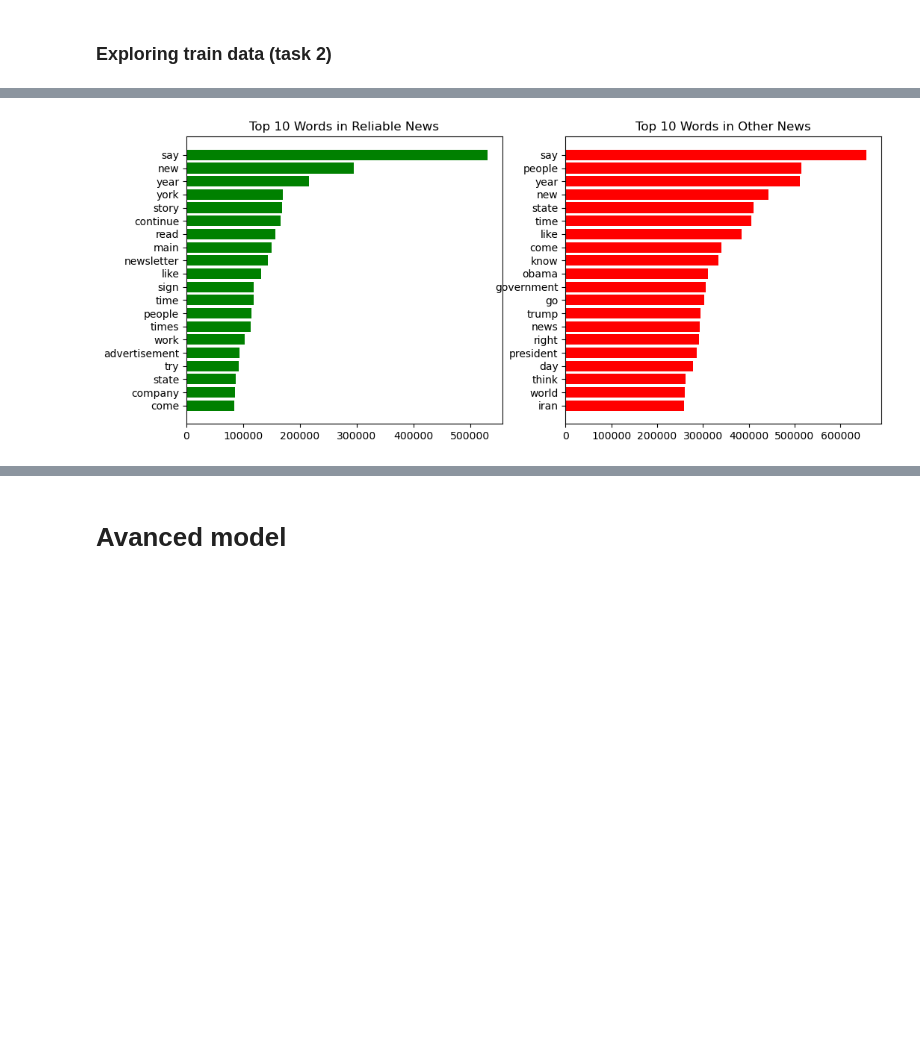
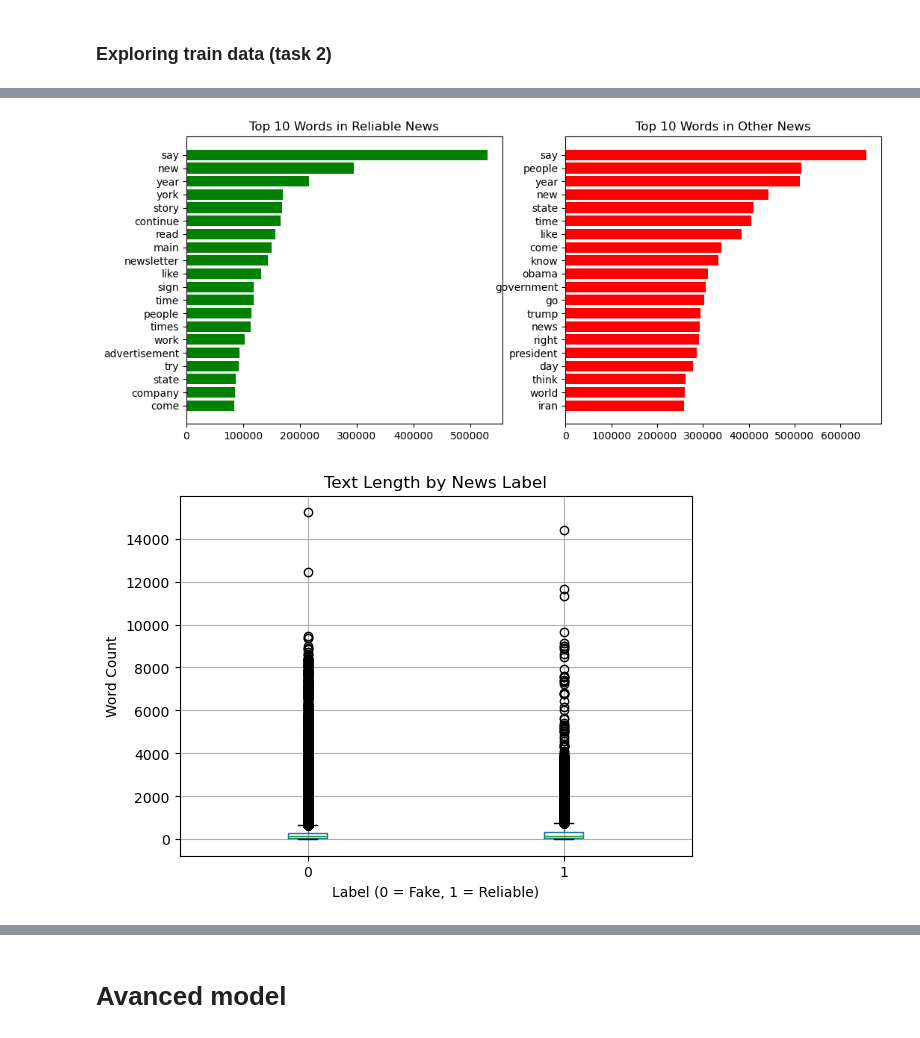
Before and after one commit to emmampakarinen/intelligent-systems-project, a Jupyter notebook: project.ipynb, the cells around one changed output, grey strips where cells are left out. Cells and saved outputs as stored; diff of their text form; code cells hidden in the pictures; blank space fills up the shorter version.

Commit message:
simple model, added 1 data visualization

```diff
--- a/project.ipynb
+++ b/project.ipynb
@@ -198,30 +170,39 @@ plt.show()
 reliable_texts = df_train[df_train["label"] == 1]["processed_text"].dropna().astype(str)
 other_texts = df_train[df_train["label"] != 1]["processed_text"].dropna().astype(str)
 
 reliable_counter = Counter(" ".join(reliable_texts).split())
 other_counter = Counter(" ".join(other_texts).split())
 
 # counting the top 10 words in reliable and other news
 reliable_top10 = reliable_counter.most_common(20)
 other_top10 = other_counter.most_common(20)
 
 # unzipping the word and count pairs
 words_r, counts_r = zip(*reliable_top10) # https://www.w3schools.com/python/ref_func_zip.asp
 words_o, counts_o = zip(*other_top10)
 
 plt.figure(figsize=(12, 5))
 
 # Plot reliable
 plt.subplot(1, 2, 1)
 plt.barh(words_r[::-1], counts_r[::-1], color="green")
 plt.title("Top 10 Words in Reliable News")
 
 # Plot other
 plt.subplot(1, 2, 2)
 plt.barh(words_o[::-1], counts_o[::-1], color="red")
 plt.title("Top 10 Words in Other News")
 
 plt.show()
+
+df_train["text_length"] = df_train["processed_text"].fillna("").astype(str).apply(lambda x: len(x.split()))
+df_train.boxplot(column="text_length", by="label")
+plt.title("Text Length by News Label")
+plt.suptitle("")
+plt.xlabel("Label (0 = Fake, 1 = Reliable)")
+plt.ylabel("Word Count")
+plt.show()
 # %% [output]
 [figure]
 [figure]
+[figure, added]
```
Also changed, not shown: parts of 28 cells of this notebook, 1 other file.
